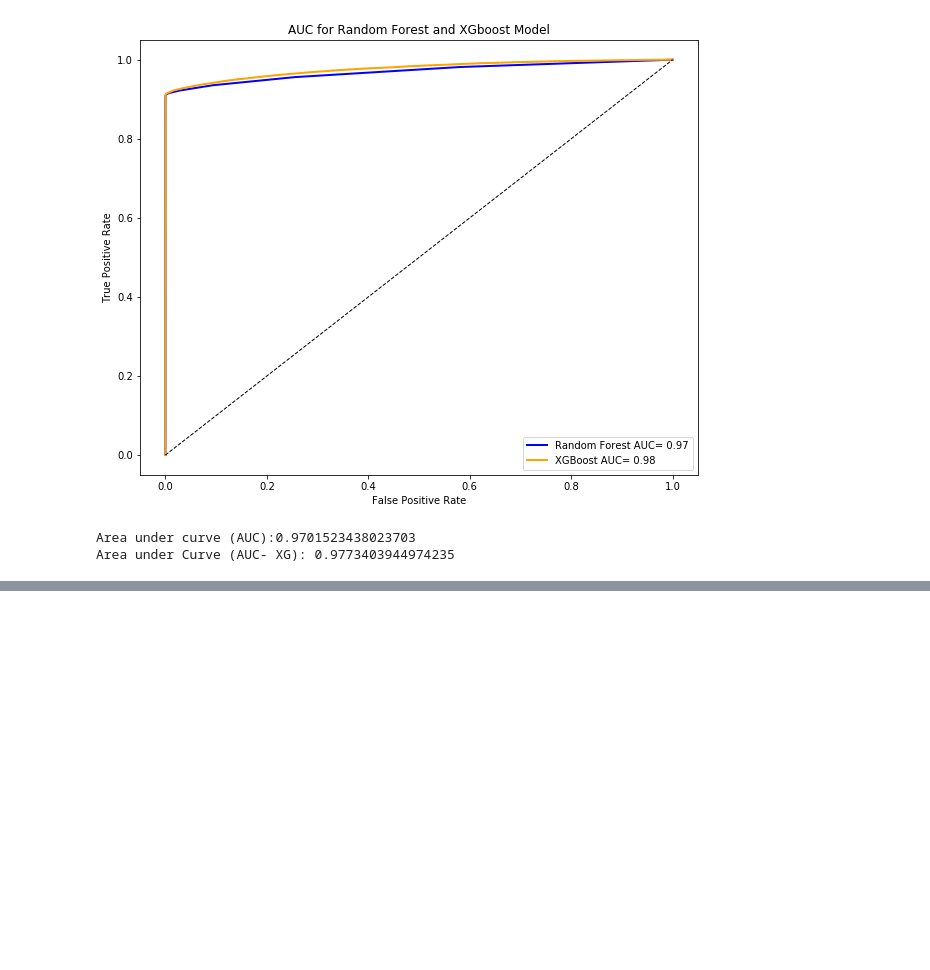
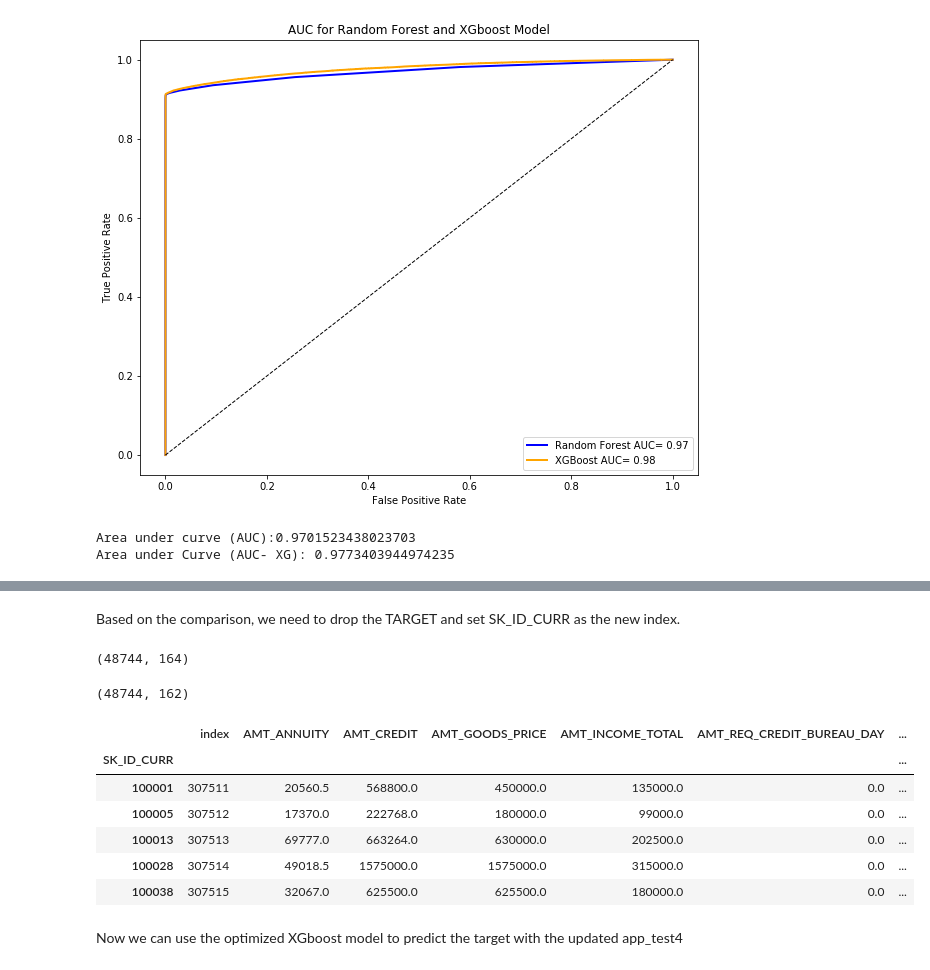
Before and after one commit to terrancexia/Home-Credit-Default-Risk-, a Jupyter notebook: Home Credit Default Risk.ipynb, the cells around one changed output, grey strips where cells are left out. Saved outputs shown, nothing was run; the diff lists cells and outputs as text; code cells hidden in the pictures; blank space fills up the shorter version.

Commit message:
Model Evaluation and prediction

```diff
--- a/Home Credit Default Risk.ipynb
+++ b/Home Credit Default Risk.ipynb
@@ -1201,5 +1194,3 @@ df2.to_csv('Data/cleaned_data_v2-12.csv', index=False)
-# %%
-df2 = pd.read_csv('Data/cleaned_data_v2-12.csv')
 # %% [markdown]
 # Modeling
 
@@ -2057,0 +2067,25 @@ Based on the above model evaluation, both Random Forest and Optimized XGboost ha
+# %% [markdown]
+Based on the comparison, we need to drop the TARGET and set SK_ID_CURR as the new index.
+# %%
+#drop the current index
+app_test3 = app_test2.drop(['TARGET'], axis=1)
+
+#set SK_ID_CURR as new index
+app_test4= app_test3.set_index('SK_ID_CURR')
+# %%
+#Sanity check
+display(app_test2.shape)
+display(app_test4.shape)
+app_test4.head()
+# %% [output]
+(48744, 164)
+(48744, 162)
+|  | index | AMT_ANNUITY | AMT_CREDIT | AMT_GOODS_PRICE | AMT_INCOME_TOTAL | AMT_REQ_CREDIT_BUREAU_DAY | ... |
+| SK_ID_CURR |  |  |  |  |  |  | ... |
+| 100001 | 307511 | 20560.5 | 568800.0 | 450000.0 | 135000.0 | 0.0 | ... |
+| 100005 | 307512 | 17370.0 | 222768.0 | 180000.0 | 99000.0 | 0.0 | ... |
+| 100013 | 307513 | 69777.0 | 663264.0 | 630000.0 | 202500.0 | 0.0 | ... |
+| 100028 | 307514 | 49018.5 | 1575000.0 | 1575000.0 | 315000.0 | 0.0 | ... |
+| 100038 | 307515 | 32067.0 | 625500.0 | 625500.0 | 180000.0 | 0.0 | ... |
+# %% [markdown]
+Now we can use the optimized XGboost model to predict the target with the updated app_test4
```
Also changed, not shown: parts of 14 cells of this notebook.
